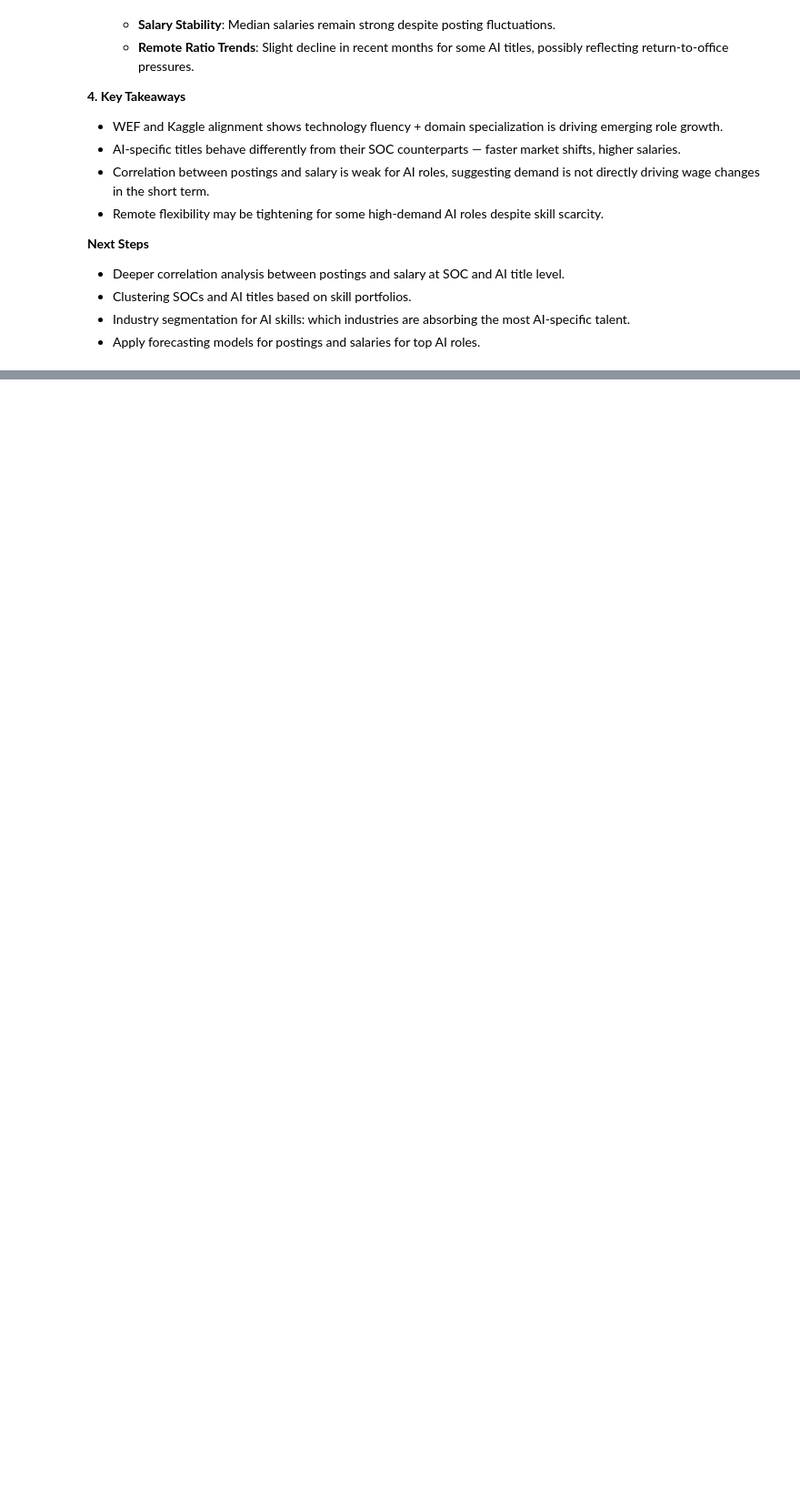
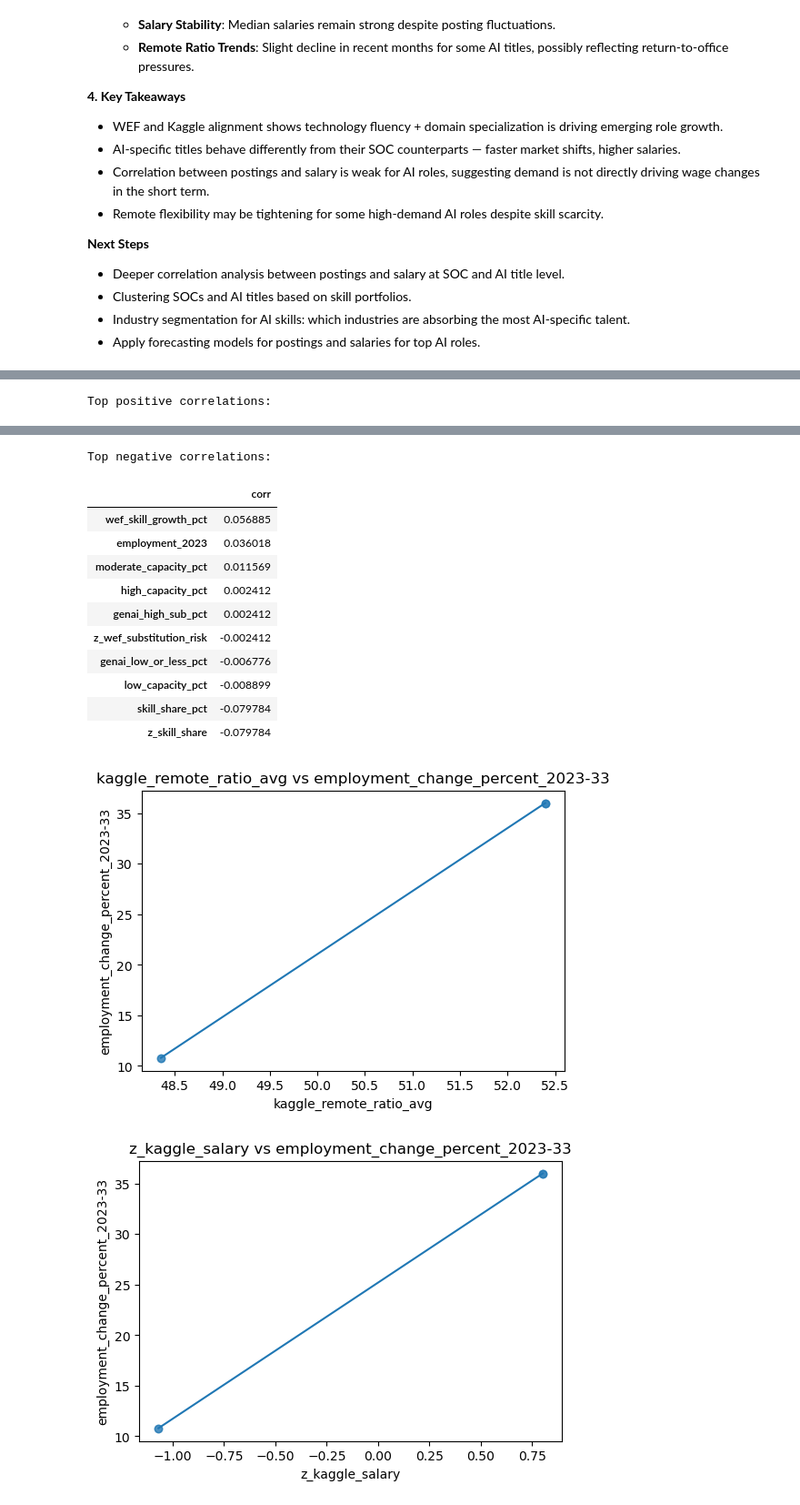
Before and after one commit to JenniferClark/SpringBoardProjects, a Jupyter notebook: Tech Career Growth/tech_career_growth_recom_forecaster_insight.ipynb, the cells around one changed output, grey strips where cells are left out. Shown at 91% size. Saved outputs shown, nothing was run; the diff lists cells and outputs as text; code cells hidden in the pictures; blank space fills up the shorter version.

```diff
--- a/Tech Career Growth/tech_career_growth_recom_forecaster_insight.ipynb
+++ b/Tech Career Growth/tech_career_growth_recom_forecaster_insight.ipynb
@@ -583,0 +812,43 @@ plot_ai_market_overview(window=2)
+# %%
+# Correlation with target
+corr_to_y = df[num_cols].corr()[Y_COL].dropna().sort_values(ascending=False)
+display(corr_to_y.to_frame("corr_with_target"))
+corr_to_y.to_csv(f"{OUT_DIR}/corr_with_target.csv")
+
+# Top +/- correlations (excluding the target itself if present)
+top_pos = corr_to_y.drop(labels=[Y_COL], errors='ignore').head(10)
+top_neg = corr_to_y.drop(labels=[Y_COL], errors='ignore').tail(10)
+
+print("Top positive correlations:")
+display(top_pos.to_frame("corr"))
+print("Top negative correlations:")
+display(top_neg.to_frame("corr"))
+
+# Scatter + simple linear trendline (matplotlib-only to keep dependencies simple)
+def scatter_with_trend(x, y, data, alpha=0.4):
+    xvals = data[x].values
+    yvals = data[y].values
+    mask = ~np.isnan(xvals) & ~np.isnan(yvals) & np.isfinite(xvals) & np.isfinite(yvals)
+    xvals = xvals[mask]
+    yvals = yvals[mask]
+    if len(xvals) < 5:
+        print(f"Skipping {x} (insufficient non-null pairs).")
+        return
+    plt.figure(figsize=(6,4))
+    plt.scatter(xvals, yvals, alpha=alpha)
+    # trendline
+    try:
+        m, b = np.polyfit(xvals, yvals, 1)
+        xs = np.linspace(xvals.min(), xvals.max(), 100)
+        plt.plot(xs, m*xs + b)
+    except Exception as e:
+        print(f"Trendline failed for {x}: {e}")
+    plt.title(f"{x} vs {y}")
+    plt.xlabel(x); plt.ylabel(y)
+    plt.show()
+
+# Plot for top 6 absolute correlates
+top_abs = corr_to_y.drop(labels=[Y_COL], errors='ignore').abs().sort_values(ascending=False).head(6).index.tolist()
+for col in top_abs:
+    scatter_with_trend(col, Y_COL, df)
+# %% [output]
@@ -583,0 +872 @@ plot_ai_market_overview(window=2)
+Top positive correlations:
@@ -583,0 +884,14 @@ plot_ai_market_overview(window=2)
+Top negative correlations:
+|  | corr |
+| wef_skill_growth_pct | 0.056885 |
+| employment_2023 | 0.036018 |
+| moderate_capacity_pct | 0.011569 |
+| high_capacity_pct | 0.002412 |
+| genai_high_sub_pct | 0.002412 |
+| z_wef_substitution_risk | -0.002412 |
+| genai_low_or_less_pct | -0.006776 |
+| low_capacity_pct | -0.008899 |
+| skill_share_pct | -0.079784 |
+| z_skill_share | -0.079784 |
+[figure, added]
+[figure, added]
```
Also changed, not shown: parts of 23 cells of this notebook.
